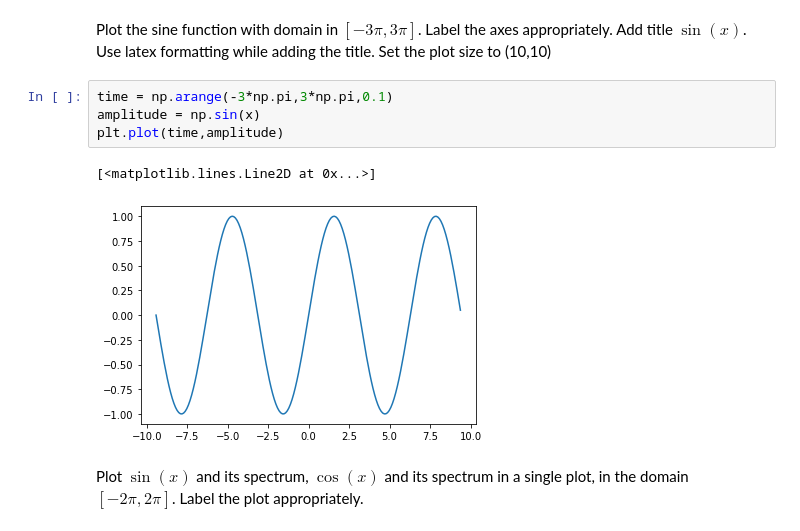
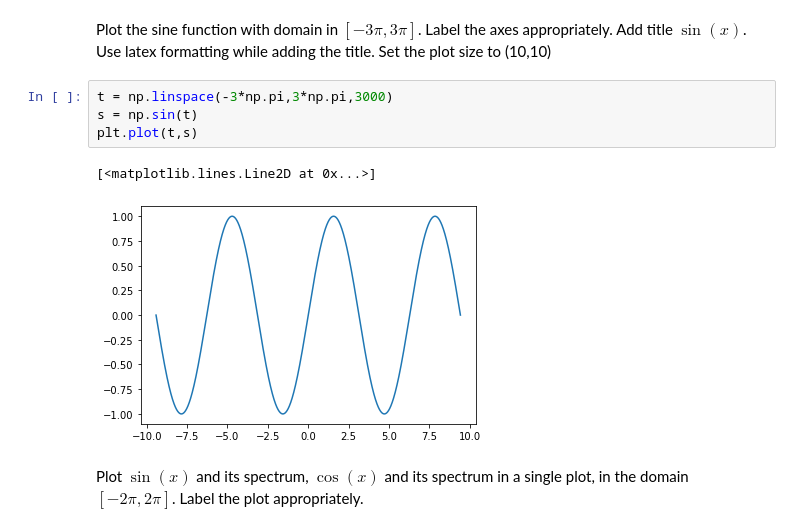
Before and after one commit to jaimin159/SHALA2020, a Jupyter notebook: Assignment_1_DS.ipynb, the cells around one changed output. Cells and saved outputs as stored; diff of their text form.

```diff
--- a/Assignment_1_DS.ipynb
+++ b/Assignment_1_DS.ipynb
@@ -254,11 +263,11 @@ from matplotlib import pyplot as plt
 # %% [markdown]
 Plot the sine function with domain in $[-3\pi,3\pi]$. Label the axes appropriately. Add title $\sin(x)$. Use latex formatting while adding the title. Set the plot size to (10,10)
 # %%
-time = np.arange(-3*np.pi,3*np.pi,0.1)
-amplitude = np.sin(x)
-plt.plot(time,amplitude)
+t = np.linspace(-3*np.pi,3*np.pi,3000)
+s = np.sin(t)
+plt.plot(t,s)
 # %% [output]
 [<matplotlib.lines.Line2D at 0x...>]
-[figure, old version]
+[figure, new version]
 # %% [markdown]
 Plot $\sin(x)$ and its spectrum, $\cos(x)$ and its spectrum in a single plot, in the domain $[-2\pi,2\pi]$. Label the plot appropriately.
```
Also changed, not shown: parts of 3 cells of this notebook.
